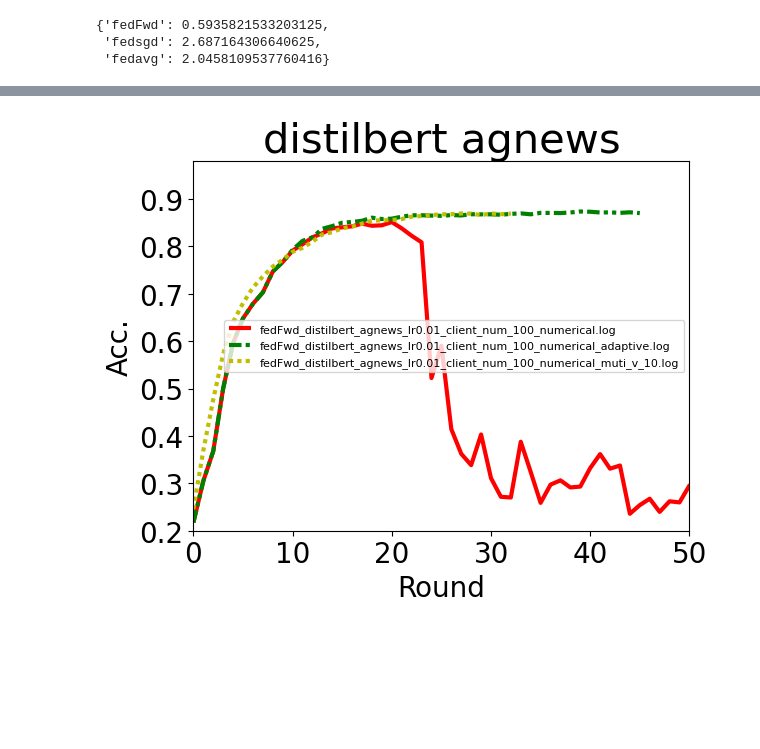
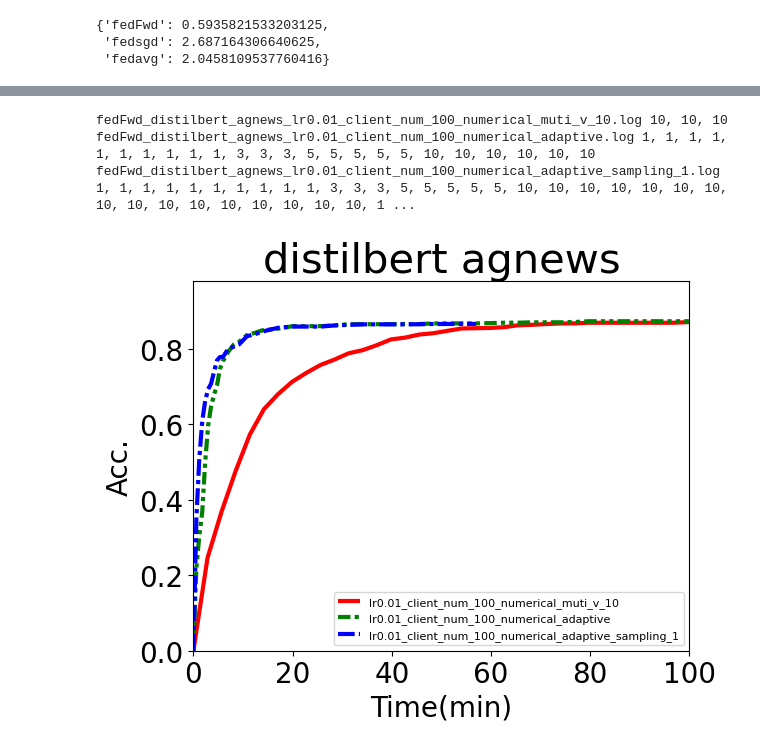
Before and after one commit to UbiquitousLearning/FwdLLM, a Jupyter notebook: experiments/distributed/transformer_exps/run_tc_exps/log/end2end/adaptive/distilbert_agnews/plot copy.ipynb, the cells around one changed output, grey strips where cells are left out. Drawn from its saved outputs; the diff is of its cells as text; code cells hidden in the pictures; blank space fills up the shorter version.

```diff
--- a/experiments/distributed/transformer_exps/run_tc_exps/log/end2end/adaptive/distilbert_agnews/plot copy.ipynb
+++ b/experiments/distributed/transformer_exps/run_tc_exps/log/end2end/adaptive/distilbert_agnews/plot copy.ipynb
@@ -93,35 +169,63 @@ plt.show()
 # %%
 import os
 import sys
 import matplotlib.pyplot as plt
 import numpy as np
 
 eval_frequence = 1
-linestyle = [(0, ( )), (0, (3, 1,1,1,1,1)), (0, (4, 1,1,1)), (0, (1, 1)),(0, (2, 4)), (0, (5, 1)),(0,(3,1,3,1)),(0,(4,3,3,1))]
+linestyle = [(0, ( )), (0, (3, 1,1,1,1,1)), (0, (4, 1,1,1)), (0, (1, 1)),(0, (2, 4)), (0, (5, 1)),(0,(3,1,3,1)),(0,(4,3,3,1))]*100
 colors=['r','g','b','y','c','m','k',"tan"] * 100
 lw = 3
+step = 0
 
-for i,file in enumerate(sorted(os.listdir(os.getcwd()))):
+file_list = [
+    "fedFwd_distilbert_agnews_lr0.01_client_num_100_numerical_muti_v_10.log",
+    "fedFwd_distilbert_agnews_lr0.01_client_num_100_numerical_adaptive.log",
+    "fedFwd_distilbert_agnews_lr0.01_client_num_100_numerical_adaptive_sampling_1.log"
+
+]
+
+for i,file in enumerate(file_list):
     if file.endswith(".log"):
-        acc = []
+        acc = [0]
+        if "v_10" in file:
+            # adhoc = file.split("_")[-1].split(".")[0]
+            adhoc = "10, 10, 10"
+        elif "adaptive" in file:
+            adhoc = "1, 1, 1, 1, 1, 1, 1, 1, 1, 1, 3, 3, 3, 5, 5, 5, 5, 5, 10, 10, 10, 10, 10, 10"
+        else:
+                adhoc = None
         with open(file,"r") as f:
+            cur_max = 0
             log = f.readlines()
             for l in log:
                 if "'acc':" in l:
-                    acc.append(float(l[l.rfind("'acc':")+7:l.rfind(",")]))
+                    cur_acc = float(l[l.rfind("'acc':")+7:l.rfind(",")])
+                    if cur_acc > cur_max:
+                        cur_max = cur_acc
+                    else:
+                        cur_acc = cur_max
+                    acc.append(cur_acc)
                 # if len(acc)>200:
                 #     break
+                if "adhoc" in l:
+                    adhoc = l[l.rfind("[")+1:-2]
+            print(file,adhoc)
             method = file.split("_")[0]
-            plt.plot([t*eval_frequence for t in range(len(acc))], acc, linestyle=linestyle[i], color=colors[i],label=file,linewidth=lw)
-
-plt.xlabel("Round",fontsize=20)
+            plt.plot(round_to_time(len(acc),adhoc,eval_frequence,method), acc, linestyle=linestyle[i-step], color=colors[i-step],label=file.replace(".log","").replace("fedFwd_distilbert_agnews_","").replace("fedSgd_distilbert_agnews_",""),linewidth=lw)
+    elif file.endswith(".bak"):
+        step += 1
+plt.xlabel("Time(min)",fontsize=20)
 plt.ylabel("Acc.",fontsize=20)
 plt.xticks(size = 20)
-plt.xlim(0,50)
+plt.xlim(0,100)
 plt.yticks(size = 20)
-plt.ylim(0.2,0.98)
+plt.ylim(0,0.98)
 plt.legend(fontsize=8)
 plt.title(f"distilbert agnews",fontsize=30)
 plt.show()
 # %% [output]
+fedFwd_distilbert_agnews_lr0.01_client_num_100_numerical_muti_v_10.log 10, 10, 10
+fedFwd_distilbert_agnews_lr0.01_client_num_100_numerical_adaptive.log 1, 1, 1, 1, 1, 1, 1, 1, 1, 1, 3, 3, 3, 5, 5, 5, 5, 5, 10, 10, 10, 10, 10, 10
+fedFwd_distilbert_agnews_lr0.01_client_num_100_numerical_adaptive_sampling_1.log 1, 1, 1, 1, 1, 1, 1, 1, 1, 1, 3, 3, 3, 5, 5, 5, 5, 5, 10, 10, 10, 10, 10, 10, 10, 10, 10, 10, 10, 10, 10, 10, 10, 10, 1 ...
-[figure, old version]
+[figure, new version]
```
Also changed, not shown: parts of 4 cells of this notebook, 9 other files.
